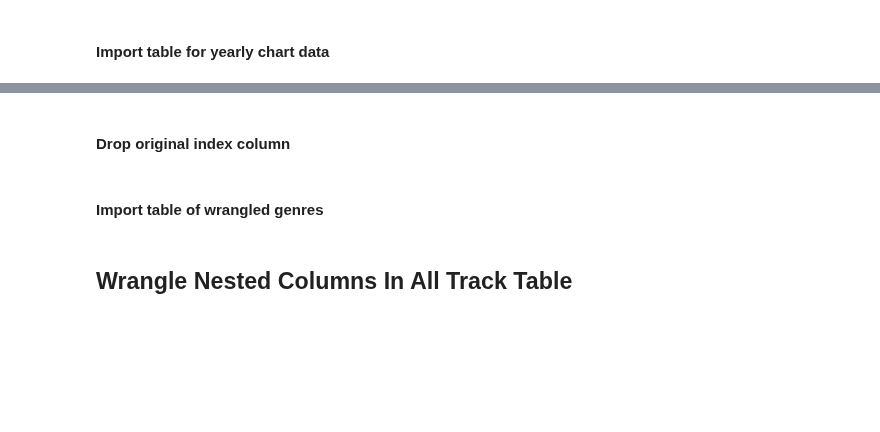
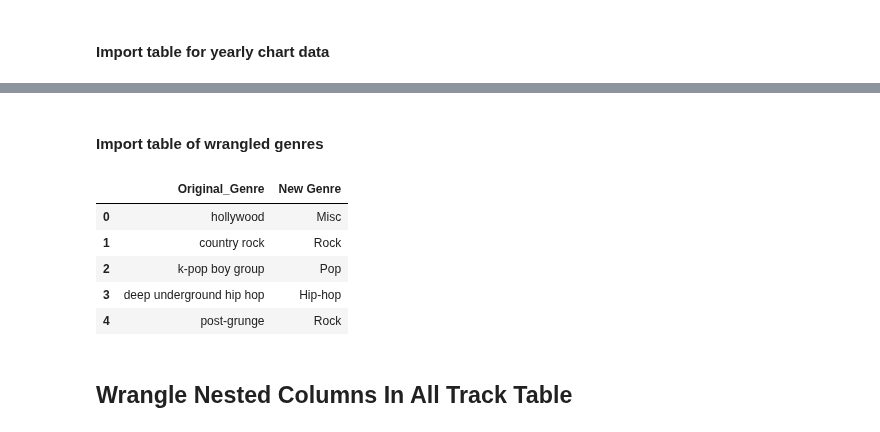
Before and after one commit to katieravenwood/Spotify-Five-Year-Analysis-Project, a Jupyter notebook: notebooks/WranglingCleaningAndRecoding.ipynb, the cells around one changed output, grey strips where cells are left out. Drawn from its saved outputs; the diff is of its cells as text; code cells hidden in the pictures; blank space fills up the shorter version.

```diff
--- a/notebooks/WranglingCleaningAndRecoding.ipynb
+++ b/notebooks/WranglingCleaningAndRecoding.ipynb
@@ -35,2 +42,0 @@ dfa = pd.read_csv("../data/mastercharttable.csv")
-# %% [markdown]
-#### Drop original index column
@@ -43,6 +45,14 @@ dfa = dfa.drop("Unnamed: 0", axis=1)
 # %%
 pd.set_option('display.max_rows', None)
 genres_df = pd.read_csv("../data/genre_wrangling.csv")
+genres_df.head()
+# %% [output]
+|  | Original_Genre | New Genre |
+| 0 | hollywood | Misc |
+| 1 | country rock | Rock |
+| 2 | k-pop boy group | Pop |
+| 3 | deep underground hip hop | Hip-hop |
+| 4 | post-grunge | Rock |
 # %%
 genres_df.at[220,'New Genre']= 'No Genre Assigned'
 # %%
```
Also changed, not shown: parts of 8 cells of this notebook, 17 other files.
